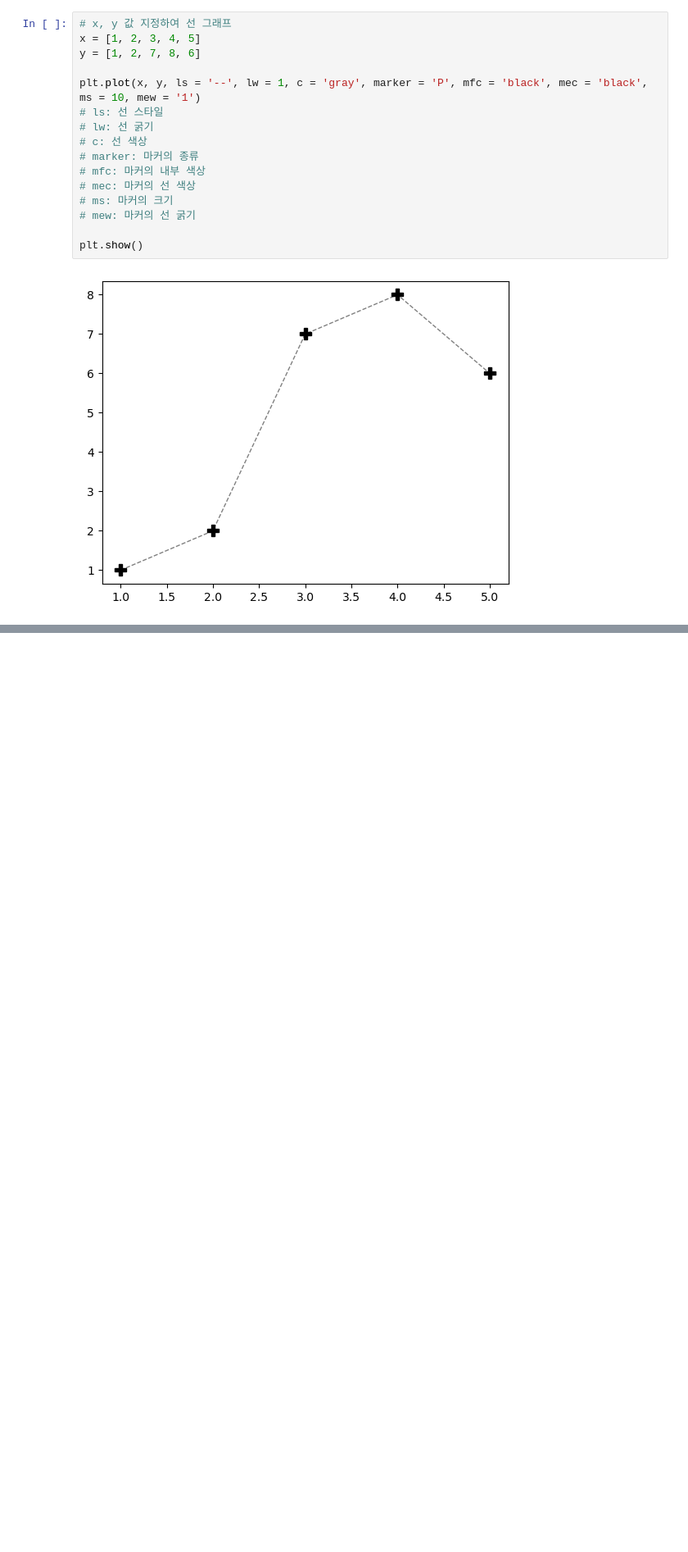
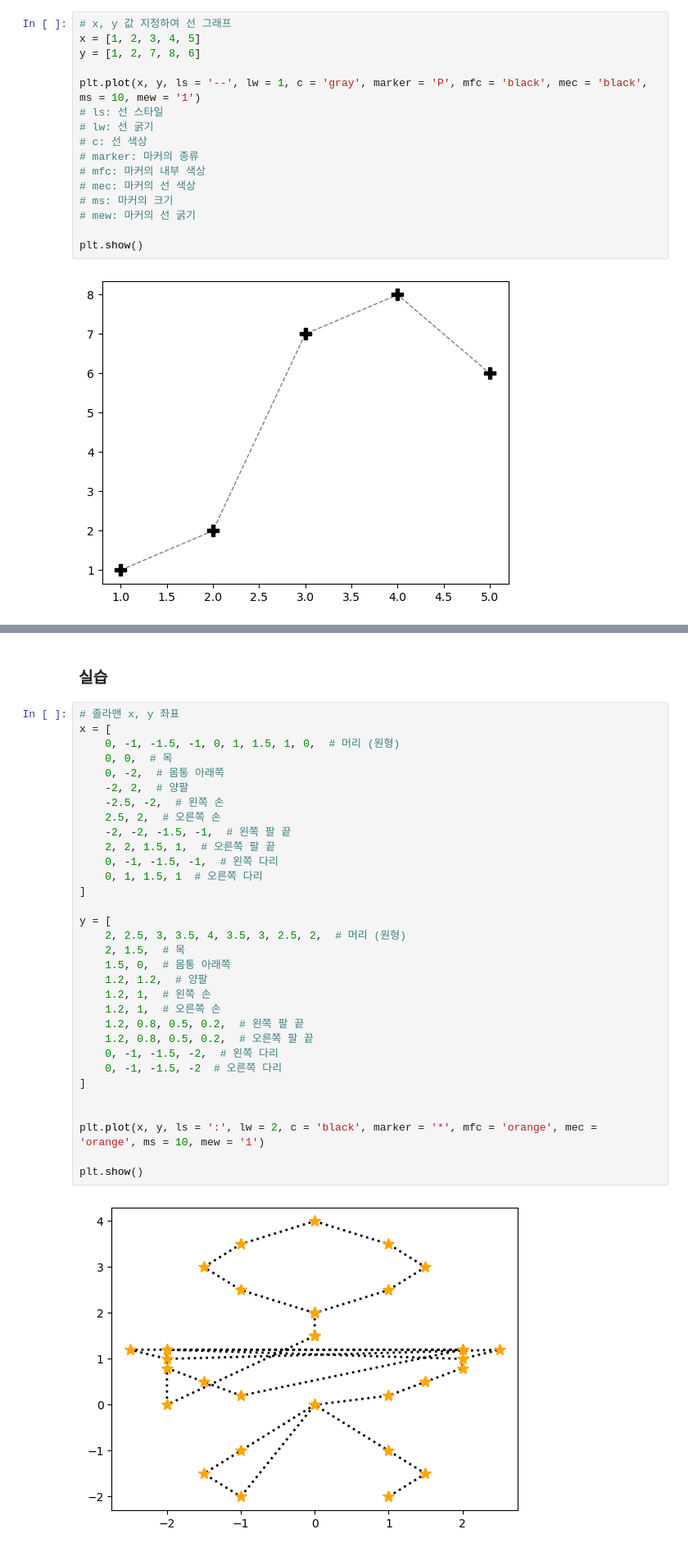
Before and after one commit to hyerimmmmm/SWDataAnalysisClass, a Jupyter notebook: pythonStudy/LIB/Matplotlib.ipynb, the cells around one changed output, grey strips where cells are left out. Shown at 82% size. Drawn from its saved outputs; the diff is of its cells as text; blank space fills up the shorter version.

```diff
--- a/pythonStudy/LIB/Matplotlib.ipynb
+++ b/pythonStudy/LIB/Matplotlib.ipynb
@@ -46,3 +46,39 @@ plt.show()
 ![image.png](attachment:33fbc8fd-9be7-4364-971e-1853d5f954a0.png)
 
 ![image.png](attachment:f4f73f5a-1b6d-4b6c-a87f-5c15874a7929.png)
+# %% [markdown]
+### 실습
+# %%
+# 졸라맨 x, y 좌표
+x = [
+    0, -1, -1.5, -1, 0, 1, 1.5, 1, 0,  # 머리 (원형)
+    0, 0,  # 목
+    0, -2,  # 몸통 아래쪽
+    -2, 2,  # 양팔
+    -2.5, -2,  # 왼쪽 손
+    2.5, 2,  # 오른쪽 손
+    -2, -2, -1.5, -1,  # 왼쪽 팔 끝
+    2, 2, 1.5, 1,  # 오른쪽 팔 끝
+    0, -1, -1.5, -1,  # 왼쪽 다리
+    0, 1, 1.5, 1  # 오른쪽 다리
+]
+
+y = [
+    2, 2.5, 3, 3.5, 4, 3.5, 3, 2.5, 2,  # 머리 (원형)
+    2, 1.5,  # 목
+    1.5, 0,  # 몸통 아래쪽
+    1.2, 1.2,  # 양팔
+    1.2, 1,  # 왼쪽 손
+    1.2, 1,  # 오른쪽 손
+    1.2, 0.8, 0.5, 0.2,  # 왼쪽 팔 끝
+    1.2, 0.8, 0.5, 0.2,  # 오른쪽 팔 끝
+    0, -1, -1.5, -2,  # 왼쪽 다리
+    0, -1, -1.5, -2  # 오른쪽 다리
+]
+
+
+plt.plot(x, y, ls = ':', lw = 2, c = 'black', marker = '*', mfc = 'orange', mec = 'orange', ms = 10, mew = '1')
+
+plt.show()
+# %% [output]
+[figure, added]
```
Also changed, not shown: parts of 33 cells of this notebook, 1 other file.
